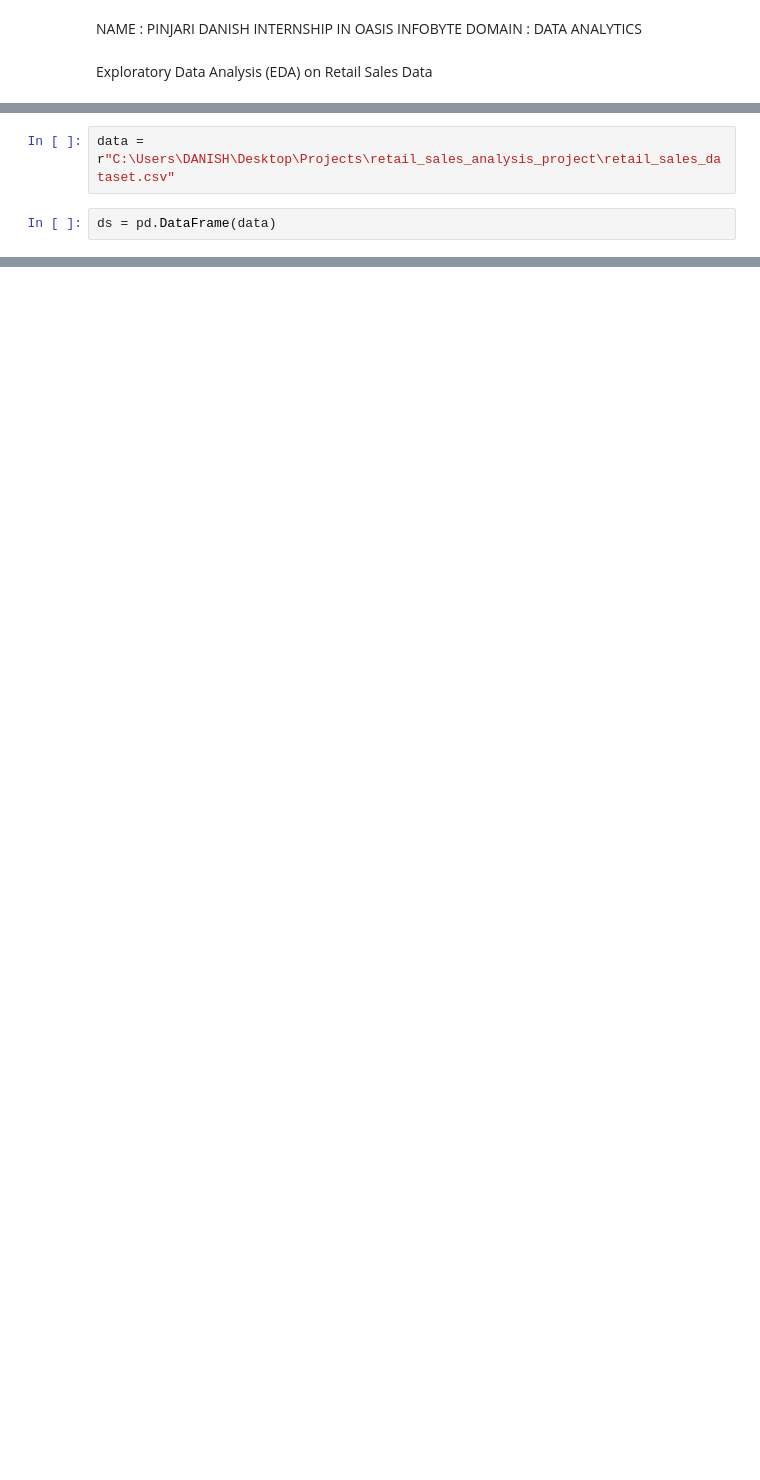
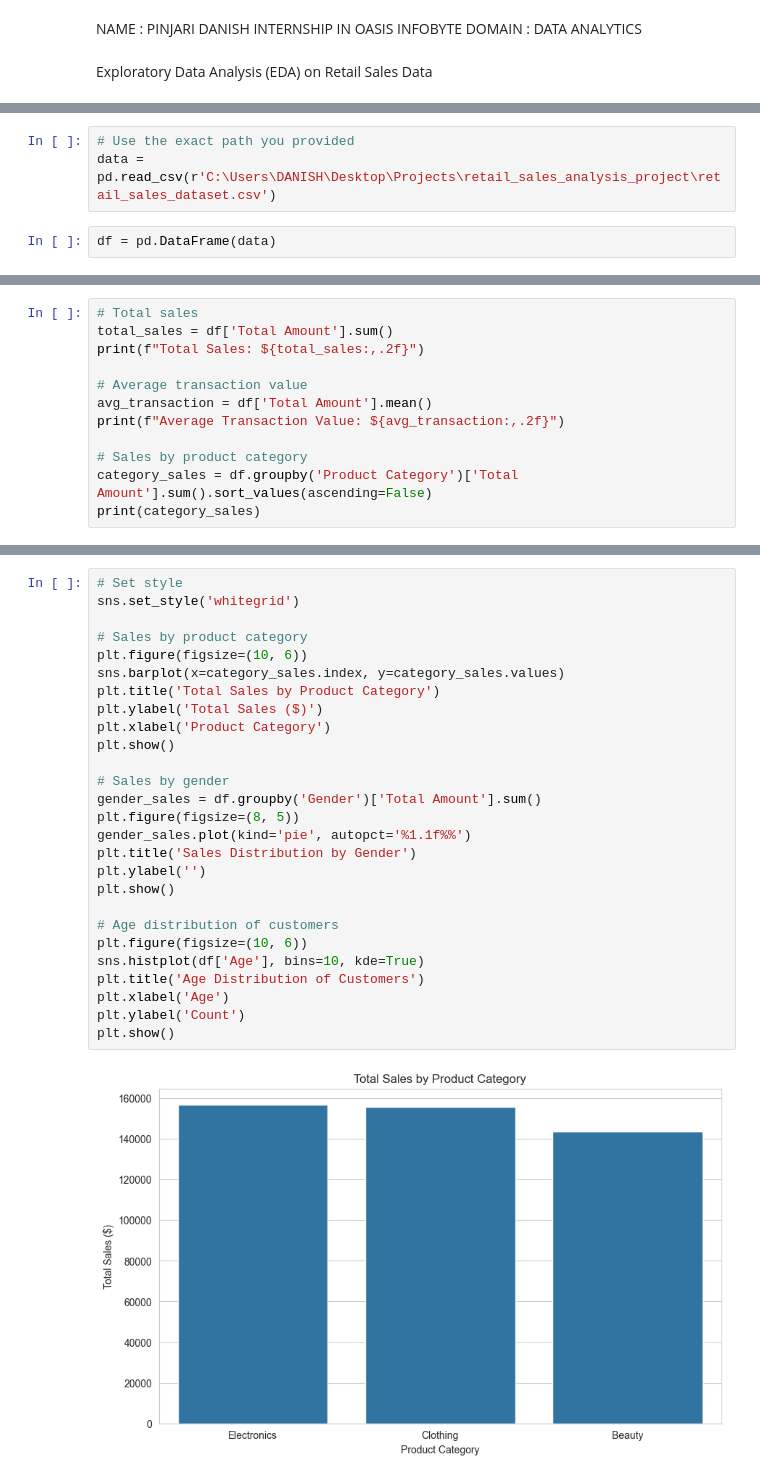
Before and after one commit to danishpinjari/EDA_Retail, a Jupyter notebook: notebooks/OIBSIP_TASK_1.ipynb, the cells around one changed output, grey strips where cells are left out. Drawn from its saved outputs; the diff is of its cells as text; blank space fills up the shorter version.

```diff
--- a/notebooks/OIBSIP_TASK_1.ipynb
+++ b/notebooks/OIBSIP_TASK_1.ipynb
@@ -12,5 +13,6 @@ import seaborn as sns
 # %%
-data = r"C:\Users\DANISH\Desktop\Projects\retail_sales_analysis_project\retail_sales_dataset.csv"
+# Use the exact path you provided
+data = pd.read_csv(r'C:\Users\DANISH\Desktop\Projects\retail_sales_analysis_project\retail_sales_dataset.csv')
 # %%
-ds = pd.DataFrame(data)
+df = pd.DataFrame(data)
 # %%
@@ -253,0 +57,12 @@ Name: Quantity, dtype: int64
+# %%
+# Total sales
+total_sales = df['Total Amount'].sum()
+print(f"Total Sales: ${total_sales:,.2f}")
+
+# Average transaction value
+avg_transaction = df['Total Amount'].mean()
+print(f"Average Transaction Value: ${avg_transaction:,.2f}")
+
+# Sales by product category
+category_sales = df.groupby('Product Category')['Total Amount'].sum().sort_values(ascending=False)
+print(category_sales)
@@ -253,0 +77,29 @@ Name: Quantity, dtype: int64
+# %%
+# Set style
+sns.set_style('whitegrid')
+
+# Sales by product category
+plt.figure(figsize=(10, 6))
+sns.barplot(x=category_sales.index, y=category_sales.values)
+plt.title('Total Sales by Product Category')
+plt.ylabel('Total Sales ($)')
+plt.xlabel('Product Category')
+plt.show()
+
+# Sales by gender
+gender_sales = df.groupby('Gender')['Total Amount'].sum()
+plt.figure(figsize=(8, 5))
+gender_sales.plot(kind='pie', autopct='%1.1f%%')
+plt.title('Sales Distribution by Gender')
+plt.ylabel('')
+plt.show()
+
+# Age distribution of customers
+plt.figure(figsize=(10, 6))
+sns.histplot(df['Age'], bins=10, kde=True)
+plt.title('Age Distribution of Customers')
+plt.xlabel('Age')
+plt.ylabel('Count')
+plt.show()
+# %% [output]
+[figure, added]
```
Also changed, not shown: parts of 30 cells of this notebook, 5 other files.
